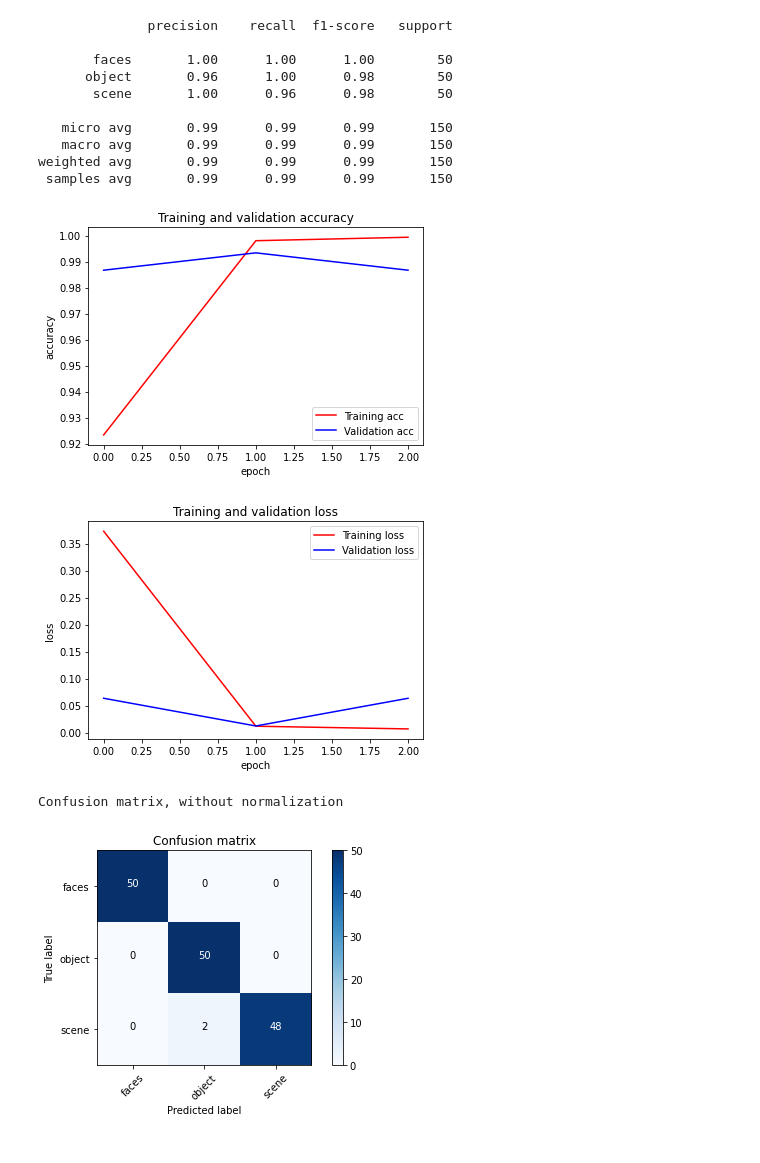
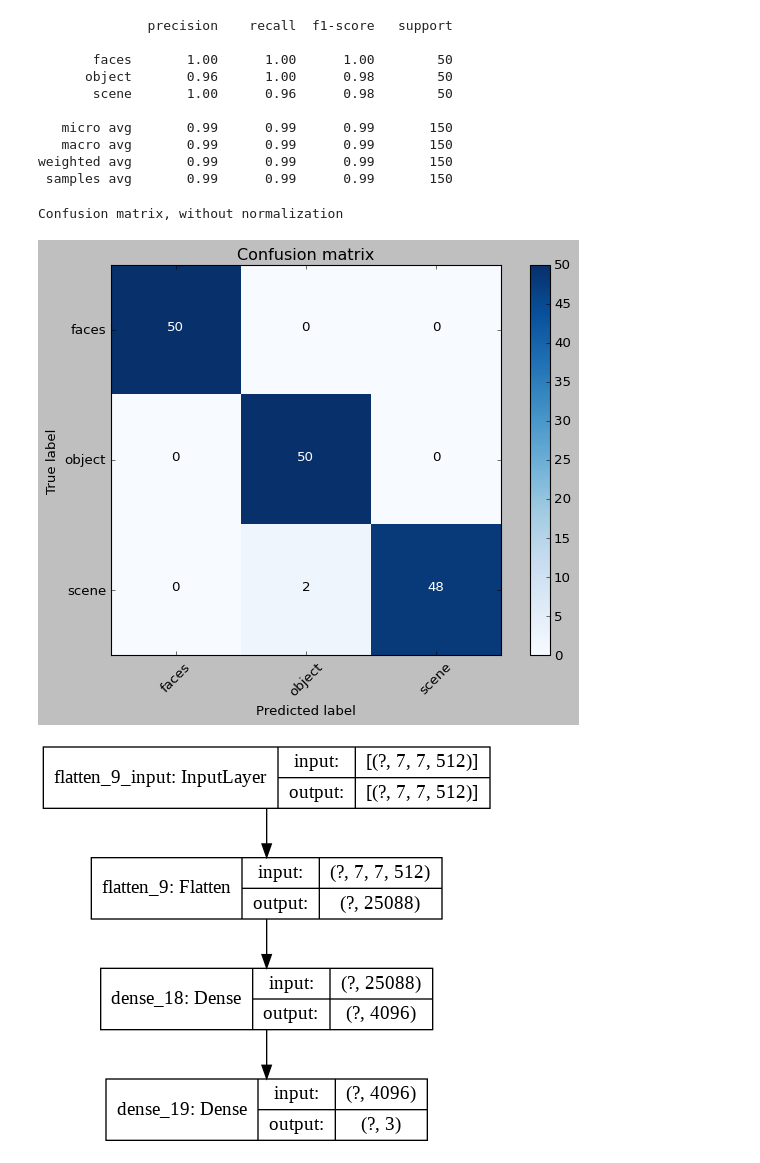
Before and after one commit to soukhind2/vgg16obj, a Jupyter notebook: colab_test.ipynb, the cells around one changed output. Cells and saved outputs as stored; diff of their text form; code cells hidden in the pictures.

```diff
--- a/colab_test.ipynb
+++ b/colab_test.ipynb
@@ -84,4 +84,5 @@ print(train_it.shape,val_it.shape,test_it.shape)
 (1500, 224, 224, 3) (150, 224, 224, 3) (150, 224, 224, 3)
 # %%
 model = VGG16(weights='imagenet',
-              include_top=False)
+              include_top=False,input_shape = [244,244,3])
+plot_model(model,show_shapes=True,expand_nested=True)
@@ -179,16 +182,17 @@ weighted avg       0.99      0.99      0.99       150
  samples avg       0.99      0.99      0.99       150
 # %%
 from vgg16obj.tools import plot_tools as pt
-
-pt.plot_metrics(history)
+#pt.plot_metrics(history)
 
 categorical_test_labels = pd.DataFrame(test_labels).idxmax(axis=1)
 categorical_preds = pd.DataFrame(pred).idxmax(axis=1)
 cm = confusion_matrix(categorical_test_labels, categorical_preds)
 
 pt.plot_confusion_matrix(cm,classes,normalize = False)
 # %% [output]
+Confusion matrix, without normalization
-[figure, old version]
+[figure, new version]
-[figure, removed]
-Confusion matrix, without normalization
-[figure, removed]
+# %%
+plot_model(model,show_shapes=True,expand_nested=True)
+# %% [output]
+[figure, added]
```
Also changed, not shown: parts of 2 cells of this notebook.
